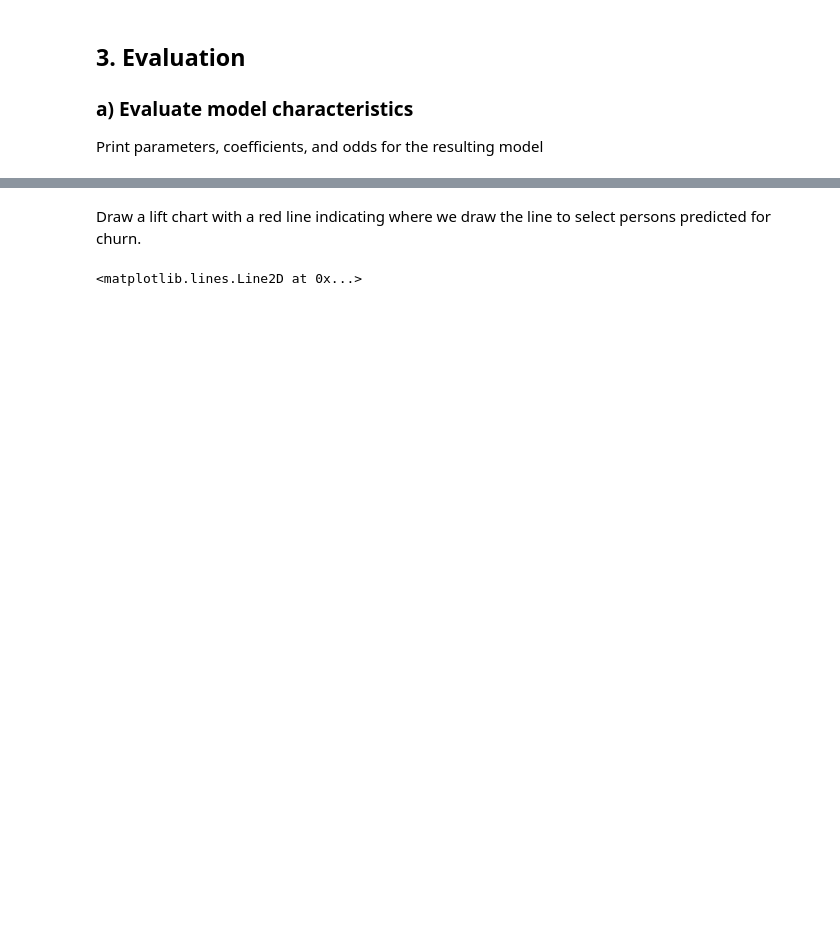
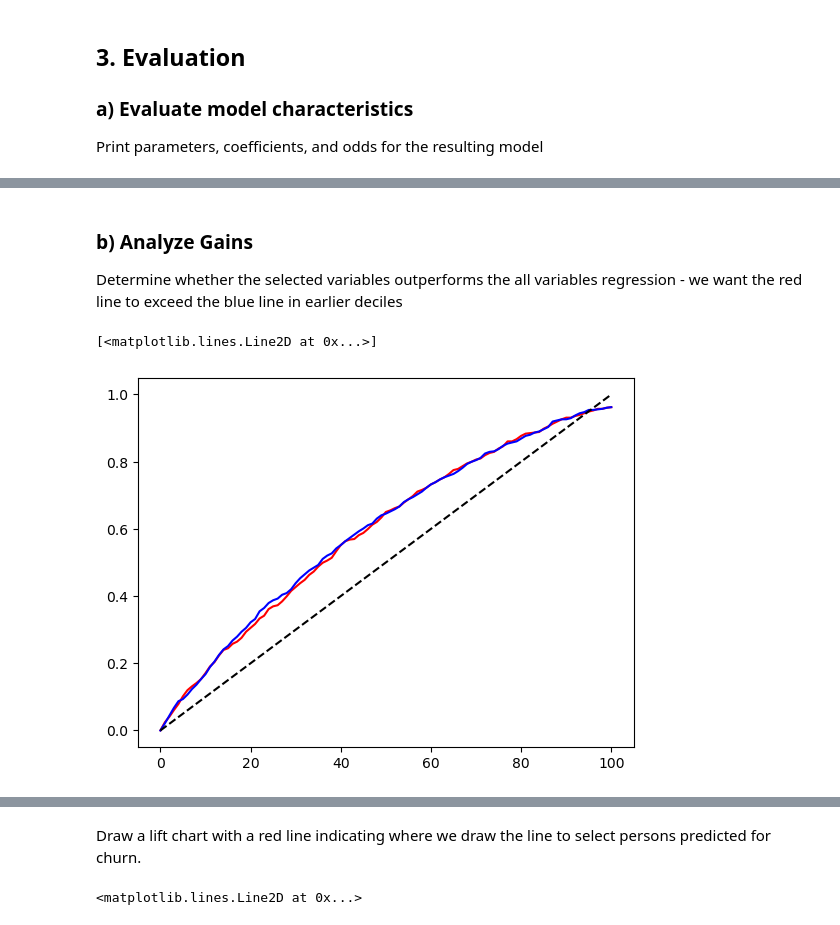
Before and after one commit to adeng/mba263-projects, a Jupyter notebook: Cell2Cell Group Assignment.ipynb, the cells around one changed output, grey strips where cells are left out. Saved outputs shown, nothing was run; the diff lists cells and outputs as text; code cells hidden in the pictures; blank space fills up the shorter version.

```diff
--- a/Cell2Cell Group Assignment.ipynb
+++ b/Cell2Cell Group Assignment.ipynb
@@ -210 +214,14 @@ Mba263Logit Regression Results
+# %% [markdown]
+### b) Analyze Gains
+Determine whether the selected variables outperforms the all variables regression - we want the red line to exceed the blue line in earlier deciles
+# %%
+gain = mba263.gain(predictions['actual_res'], predictions['p_log'], bins=100)
+bench_gain = mba263.gain(bench_predictions['actual_res'], bench_predictions['p_log'], bins=100)
+
+plt.plot(gain, label='Selected Variables', color='red')
+plt.plot(bench_gain, label='All Variables', color='blue')
+plt.plot([0, 100], [0, 1], 'k--', label='Random')
+# %% [output]
+[<matplotlib.lines.Line2D at 0x...>]
+[figure, added]
 # %% [markdown]
```
Also changed, not shown: parts of 9 cells of this notebook.
